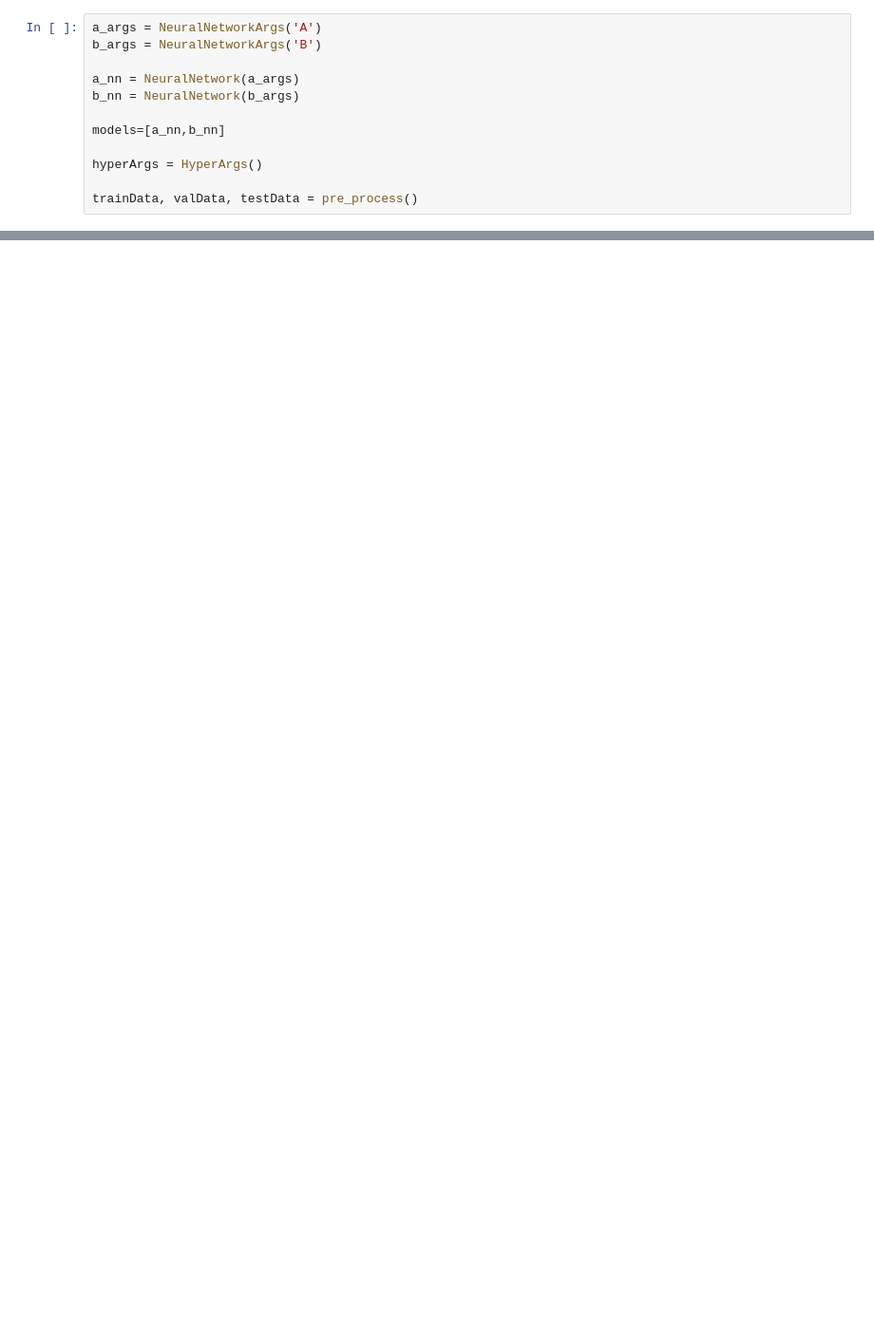
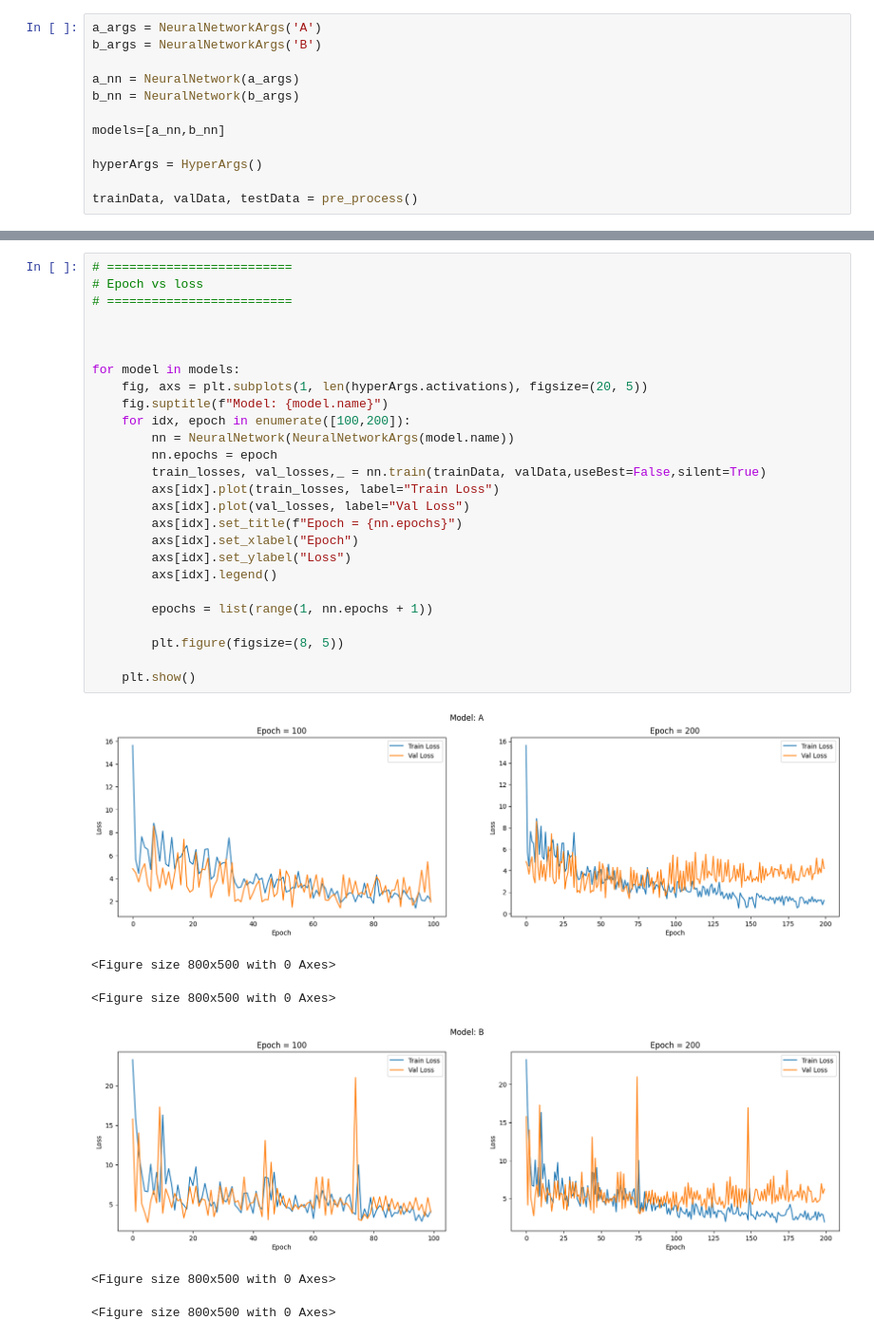
Before and after one commit to SetroZ/IA_ANN, a Jupyter notebook: code.ipynb, the cells around one changed output, grey strips where cells are left out. Shown at 95% size. Drawn from its saved outputs; the diff is of its cells as text; blank space fills up the shorter version.

```diff
--- a/code.ipynb
+++ b/code.ipynb
@@ -769,3 +741,36 @@ for model in models:
+# %%
+# =========================
+# Epoch vs loss
+# =========================
+
+
+
+for model in models:
+    fig, axs = plt.subplots(1, len(hyperArgs.activations), figsize=(20, 5))
+    fig.suptitle(f"Model: {model.name}")
+    for idx, epoch in enumerate([100,200]):
+        nn = NeuralNetwork(NeuralNetworkArgs(model.name))
+        nn.epochs = epoch
+        train_losses, val_losses,_ = nn.train(trainData, valData,useBest=False,silent=True)
+        axs[idx].plot(train_losses, label="Train Loss")
+        axs[idx].plot(val_losses, label="Val Loss")
+        axs[idx].set_title(f"Epoch = {nn.epochs}")
+        axs[idx].set_xlabel("Epoch")
+        axs[idx].set_ylabel("Loss")
+        axs[idx].legend()
+
+        epochs = list(range(1, nn.epochs + 1))
+
+        plt.figure(figsize=(8, 5))
+
+    plt.show()
+# %% [output]
+[figure, added]
+<Figure size 800x500 with 0 Axes>
+<Figure size 800x500 with 0 Axes>
+[figure, added]
+<Figure size 800x500 with 0 Axes>
+<Figure size 800x500 with 0 Axes>
 # %%
 
 # =========================
```
Also changed, not shown: parts of 13 cells of this notebook, 10 other files.
